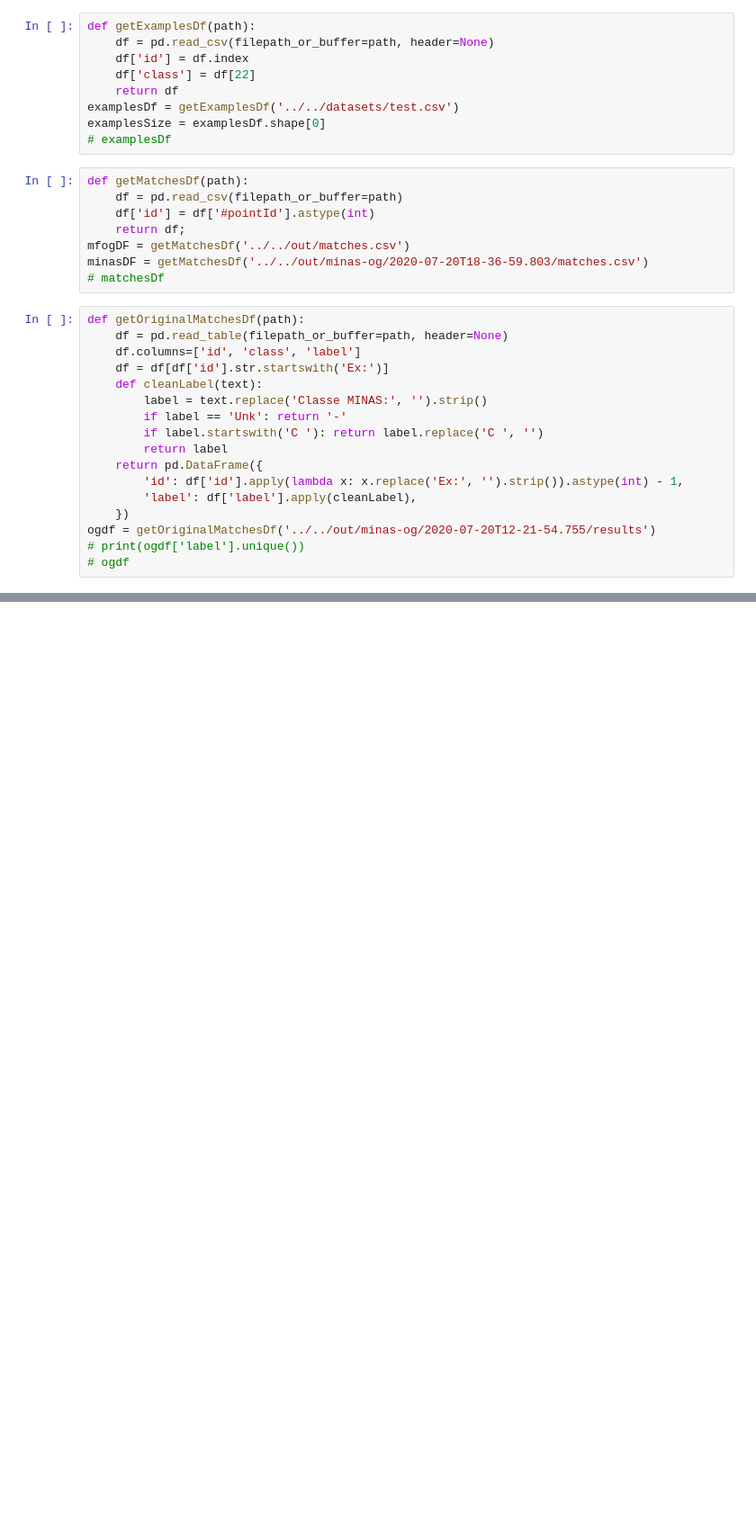
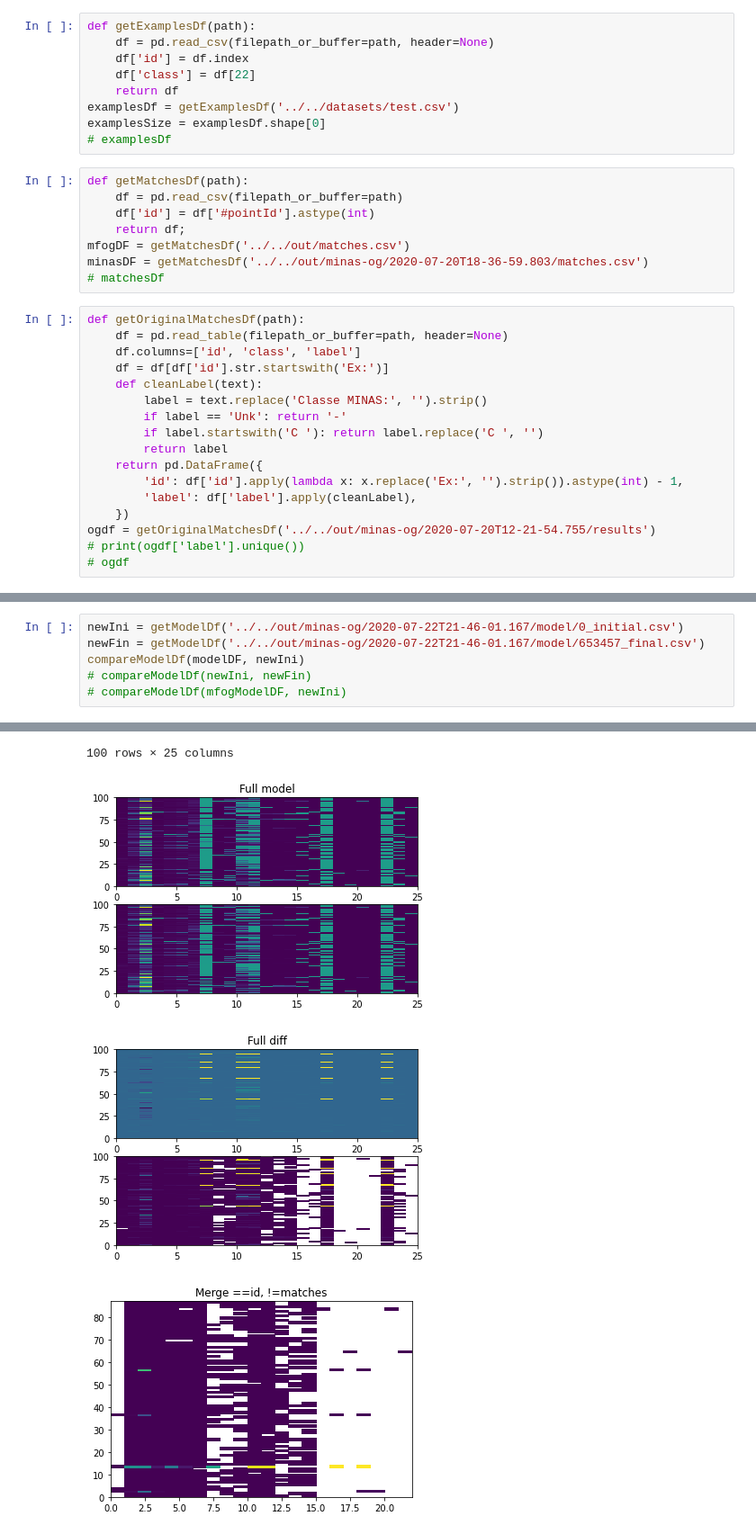
Before and after one commit to luis-puhl/minas-flink, a Jupyter notebook: mfog-mpi/src/minas/evaluate.ipynb, the cells around one changed output, grey strips where cells are left out. Shown at 90% size. Cells and saved outputs as stored; diff of their text form; blank space fills up the shorter version.

```diff
--- a/mfog-mpi/src/minas/evaluate.ipynb
+++ b/mfog-mpi/src/minas/evaluate.ipynb
@@ -244,0 +328,7 @@ In [ ]:
+# %%
+newIni = getModelDf('../../out/minas-og/2020-07-22T21-46-01.167/model/0_initial.csv')
+newFin = getModelDf('../../out/minas-og/2020-07-22T21-46-01.167/model/653457_final.csv')
+compareModelDf(modelDF, newIni)
+# compareModelDf(newIni, newFin)
+# compareModelDf(mfogModelDF, newIni)
+# %% [output]
@@ -244,0 +347,4 @@ In [ ]:
+100 rows × 25 columns
+[figure, added]
+[figure, added]
+[figure, added]
```
Also changed, not shown: parts of 19 cells of this notebook, 2 other files.
